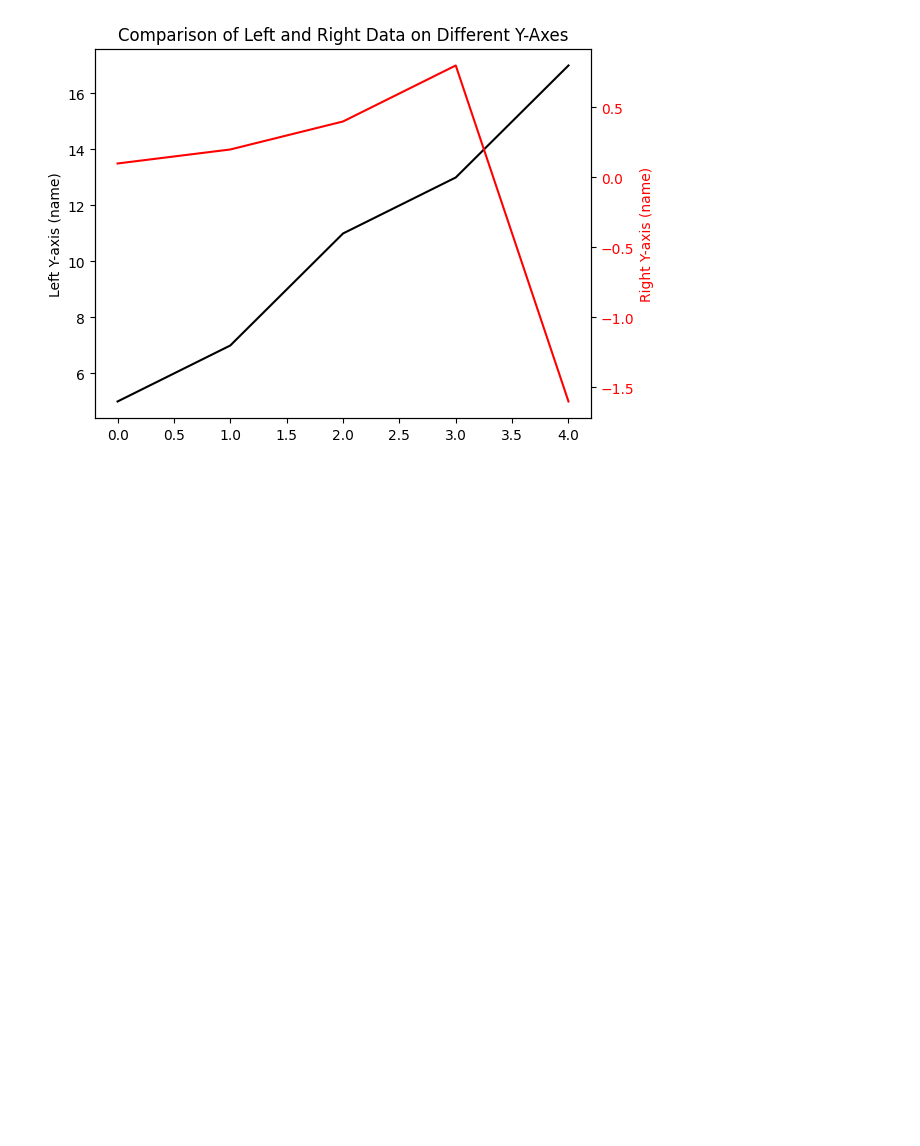
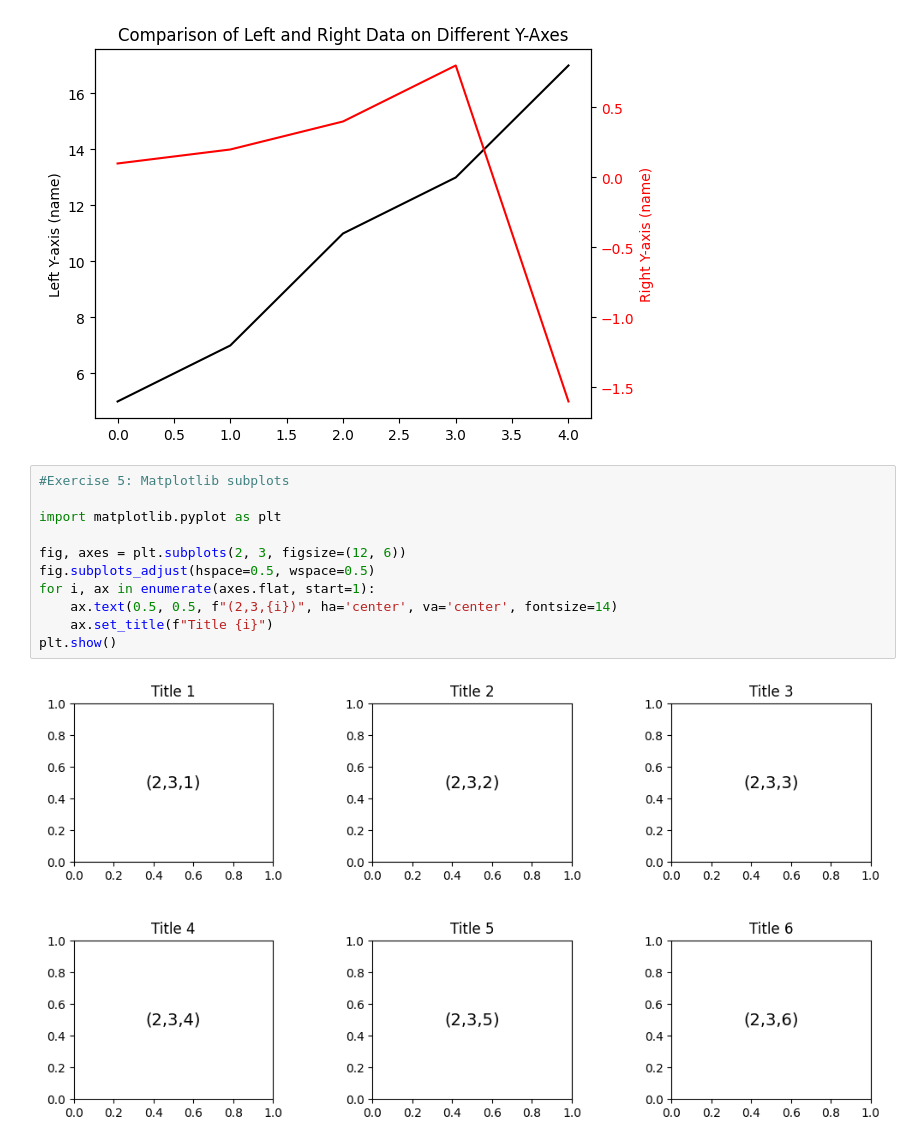
Before and after one commit to NungoEdwin/z01, a Jupyter notebook: Notebook.ipynb, the cells around one changed output. Saved outputs shown, nothing was run; the diff lists cells and outputs as text; blank space fills up the shorter version.

Commit message:
exercise5:matplotlib subplots

```diff
--- a/Notebook.ipynb
+++ b/Notebook.ipynb
@@ -103,3 +103,16 @@ plt.title('Comparison of Left and Right Data on Different Y-Axes')
 plt.show()
 # %% [output]
 [figure]
+# %%
+#Exercise 5: Matplotlib subplots
+
+import matplotlib.pyplot as plt
+
+fig, axes = plt.subplots(2, 3, figsize=(12, 6))
+fig.subplots_adjust(hspace=0.5, wspace=0.5)
+for i, ax in enumerate(axes.flat, start=1):
+    ax.text(0.5, 0.5, f"(2,3,{i})", ha='center', va='center', fontsize=14)
+    ax.set_title(f"Title {i}")
+plt.show()
+# %% [output]
+[figure, added]
```
